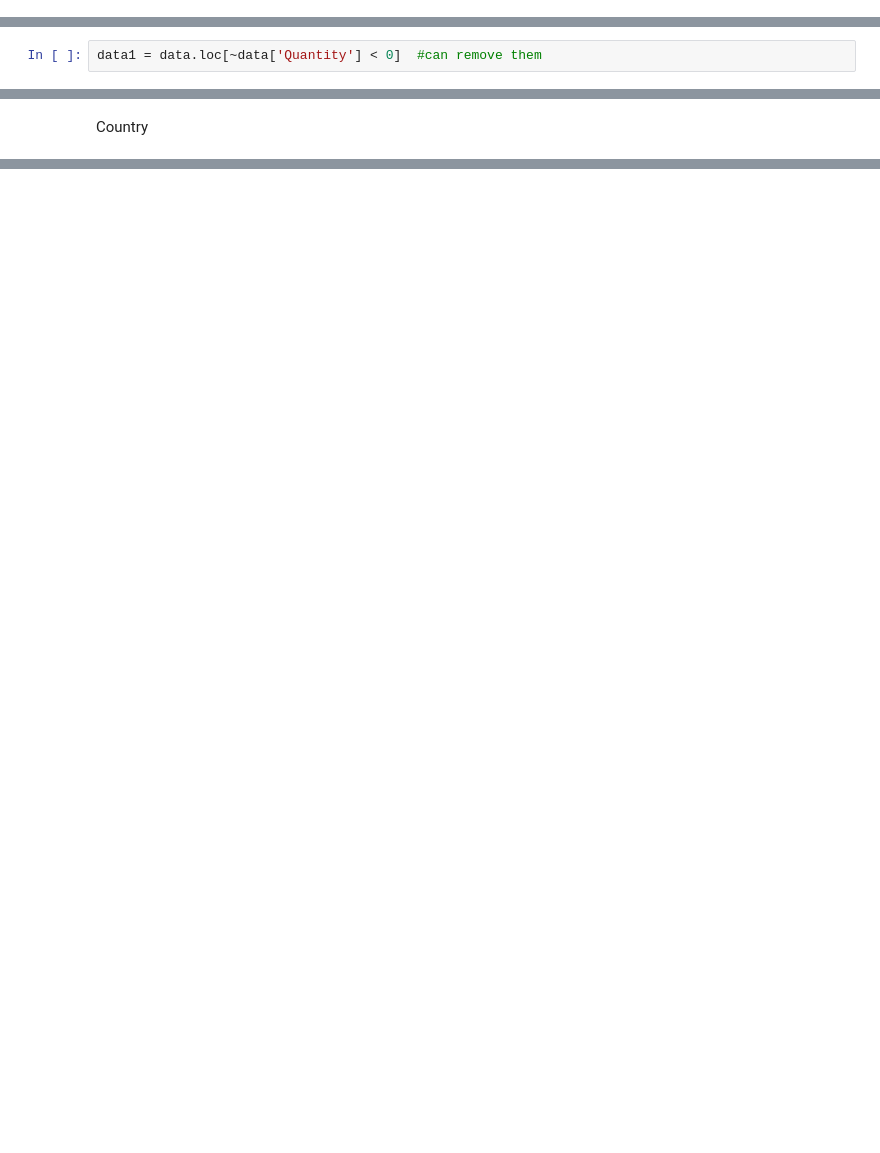
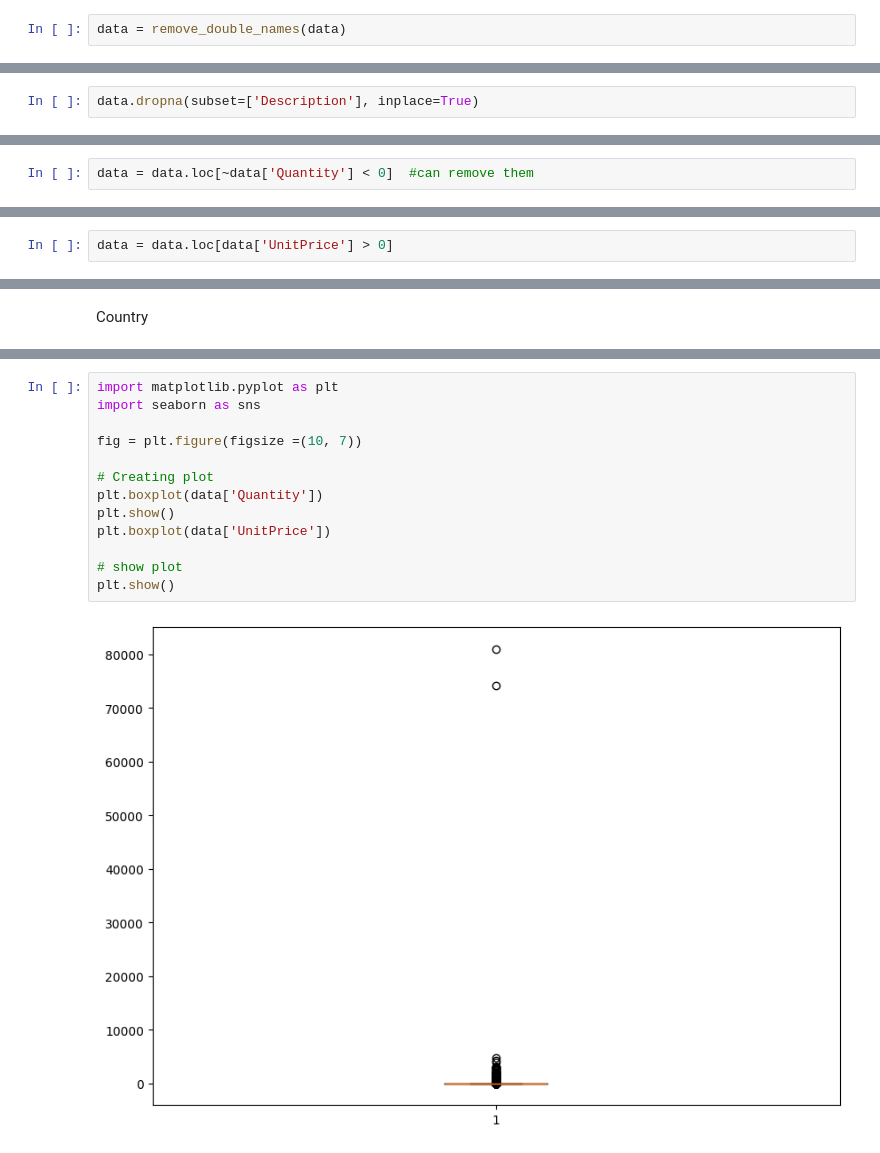
Before and after one commit to python-course-ws-2023/python_course_gr_D, a Jupyter notebook: py_proj_latest.ipynb, the cells around one changed output, grey strips where cells are left out. Saved outputs shown, nothing was run; the diff lists cells and outputs as text; blank space fills up the shorter version.

Commit message:
upload data

```diff
--- a/py_proj_latest.ipynb
+++ b/py_proj_latest.ipynb
@@ -273,2 +148,4 @@ High Resolution Image
+# %%
+data = remove_double_names(data)
 # %%
 #check whether there are still are stock codes with the multiple descriptions
@@ -290,0 +160,2 @@ False
+# %%
+data.dropna(subset=['Description'], inplace=True)
@@ -323,7 +204,7 @@ data.loc[data['Quantity'] < 0]  #10607 rows
 # %% [markdown]
 entities with Quantity <0,  inspect them further, there are descriptions like Discount, Manual... have a look on them
 # %%
-data1 = data.loc[~data['Quantity'] < 0]  #can remove them
+data = data.loc[~data['Quantity'] < 0]  #can remove them
 # %%
 data.head(5)
 # %% [output]
@@ -333,3 +214,5 @@ data.head(5)
 | 2 | 2 | 536365 | 84406B | CREAM CUPID HEARTS COAT HANGER | 8 | 12/1/2010 8:26 | 2.75 | 17850.0 | United Kingdom | ... |
 | 3 | 3 | 536365 | 84029G | KNITTED UNION FLAG HOT WATER BOTTLE | 6 | 12/1/2010 8:26 | 3.39 | 17850.0 | United Kingdom | ... |
 | 4 | 4 | 536365 | 84029E | RED WOOLLY HOTTIE WHITE HEART. | 6 | 12/1/2010 8:26 | 3.39 | 17850.0 | United Kingdom | ... |
+# %%
+data = data.loc[data['UnitPrice'] > 0]
@@ -358,0 +248,15 @@ array(['United Kingdom', 'France', 'Australia', 'Netherlands', 'Germany',
+# %%
+import matplotlib.pyplot as plt
+import seaborn as sns
+
+fig = plt.figure(figsize =(10, 7))
+
+# Creating plot
+plt.boxplot(data['Quantity'])
+plt.show()
+plt.boxplot(data['UnitPrice'])
+
+# show plot
+plt.show()
+# %% [output]
+[figure, added]
```
Also changed, not shown: parts of 33 cells of this notebook, 5 other files.
